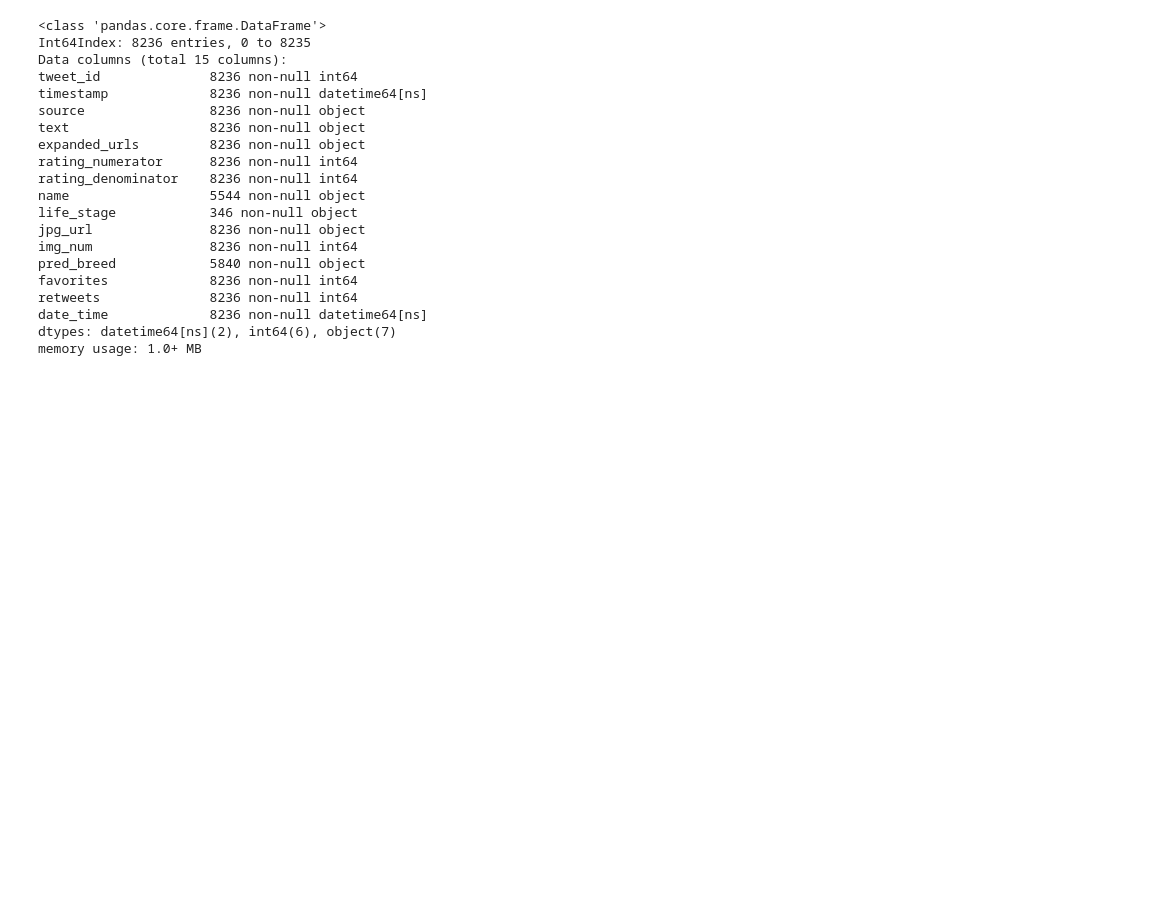
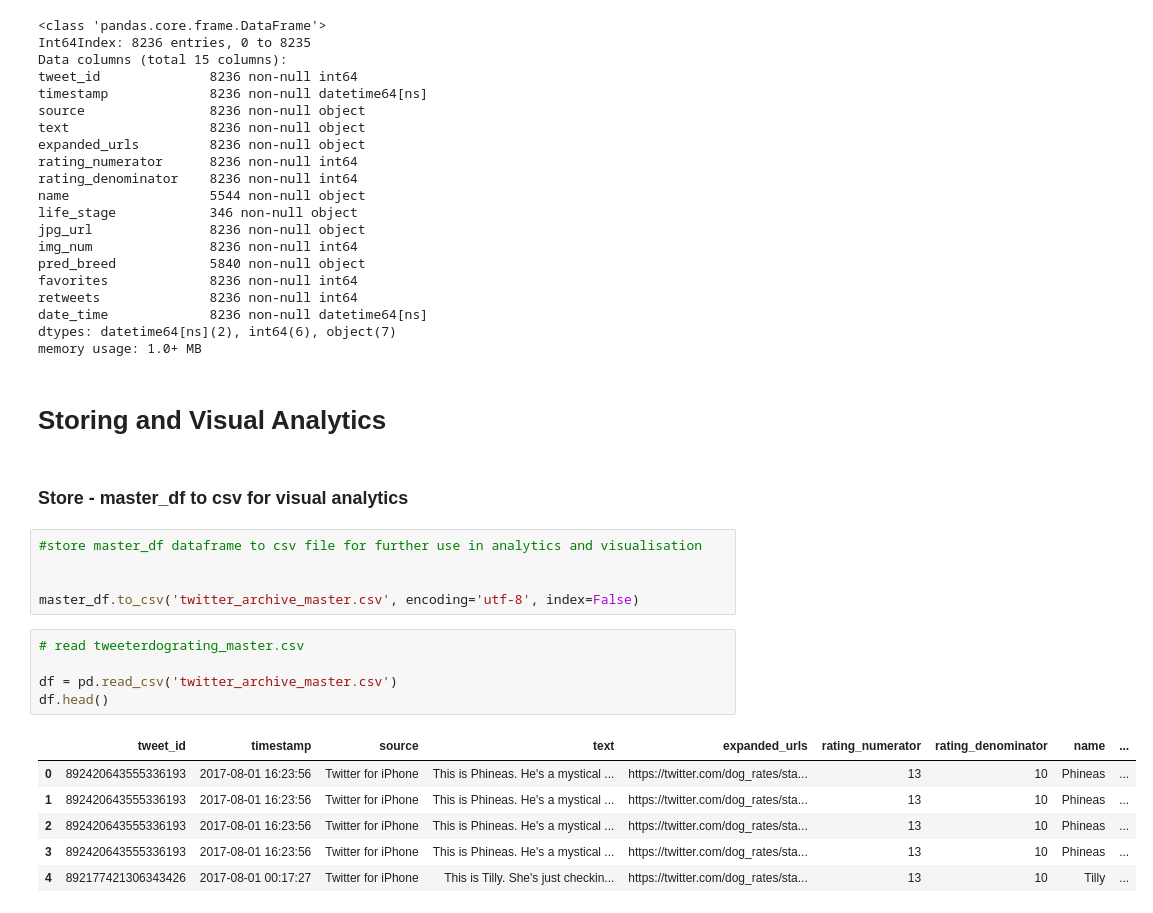
Before and after one commit to ujwalakale/Wrangle-And-Analyse-Data-WeRate-Dogs, a Jupyter notebook: wrangle_act.ipynb, the cells around one changed output. Saved outputs shown, nothing was run; the diff lists cells and outputs as text; blank space fills up the shorter version.

```diff
--- a/wrangle_act.ipynb
+++ b/wrangle_act.ipynb
@@ -877,3 +877,24 @@ retweets              8236 non-null int64
 date_time             8236 non-null datetime64[ns]
 dtypes: datetime64[ns](2), int64(6), object(7)
 memory usage: 1.0+ MB
+# %% [markdown]
+# Storing and Visual Analytics
+# %% [markdown]
+### Store -  master_df to csv for visual analytics
+# %%
+#store master_df dataframe to csv file for further use in analytics and visualisation
+
+
+master_df.to_csv('twitter_archive_master.csv', encoding='utf-8', index=False)
+# %%
+# read tweeterdograting_master.csv
+
+df = pd.read_csv('twitter_archive_master.csv')
+df.head()
+# %% [output]
+|  | tweet_id | timestamp | source | text | expanded_urls | rating_numerator | rating_denominator | name | ... |
+| 0 | 892420643555336193 | 2017-08-01 16:23:56 | Twitter for iPhone | This is Phineas. He's a mystical ... | https://twitter.com/dog_rates/sta... | 13 | 10 | Phineas | ... |
+| 1 | 892420643555336193 | 2017-08-01 16:23:56 | Twitter for iPhone | This is Phineas. He's a mystical ... | https://twitter.com/dog_rates/sta... | 13 | 10 | Phineas | ... |
+| 2 | 892420643555336193 | 2017-08-01 16:23:56 | Twitter for iPhone | This is Phineas. He's a mystical ... | https://twitter.com/dog_rates/sta... | 13 | 10 | Phineas | ... |
+| 3 | 892420643555336193 | 2017-08-01 16:23:56 | Twitter for iPhone | This is Phineas. He's a mystical ... | https://twitter.com/dog_rates/sta... | 13 | 10 | Phineas | ... |
+| 4 | 892177421306343426 | 2017-08-01 00:17:27 | Twitter for iPhone | This is Tilly. She's just checkin... | https://twitter.com/dog_rates/sta... | 13 | 10 | Tilly | ... |
```
Also changed, not shown: parts of 11 cells of this notebook.
